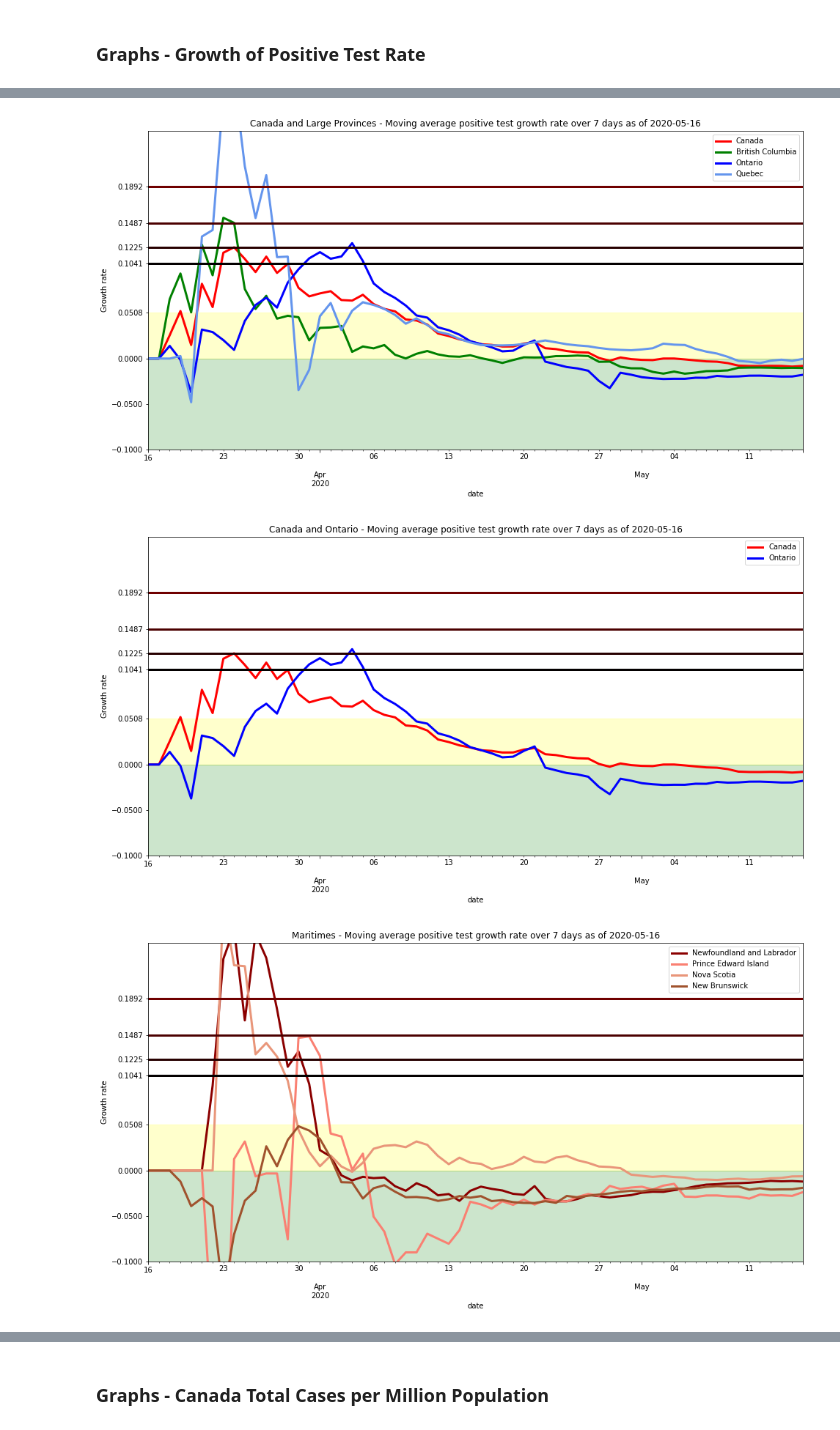
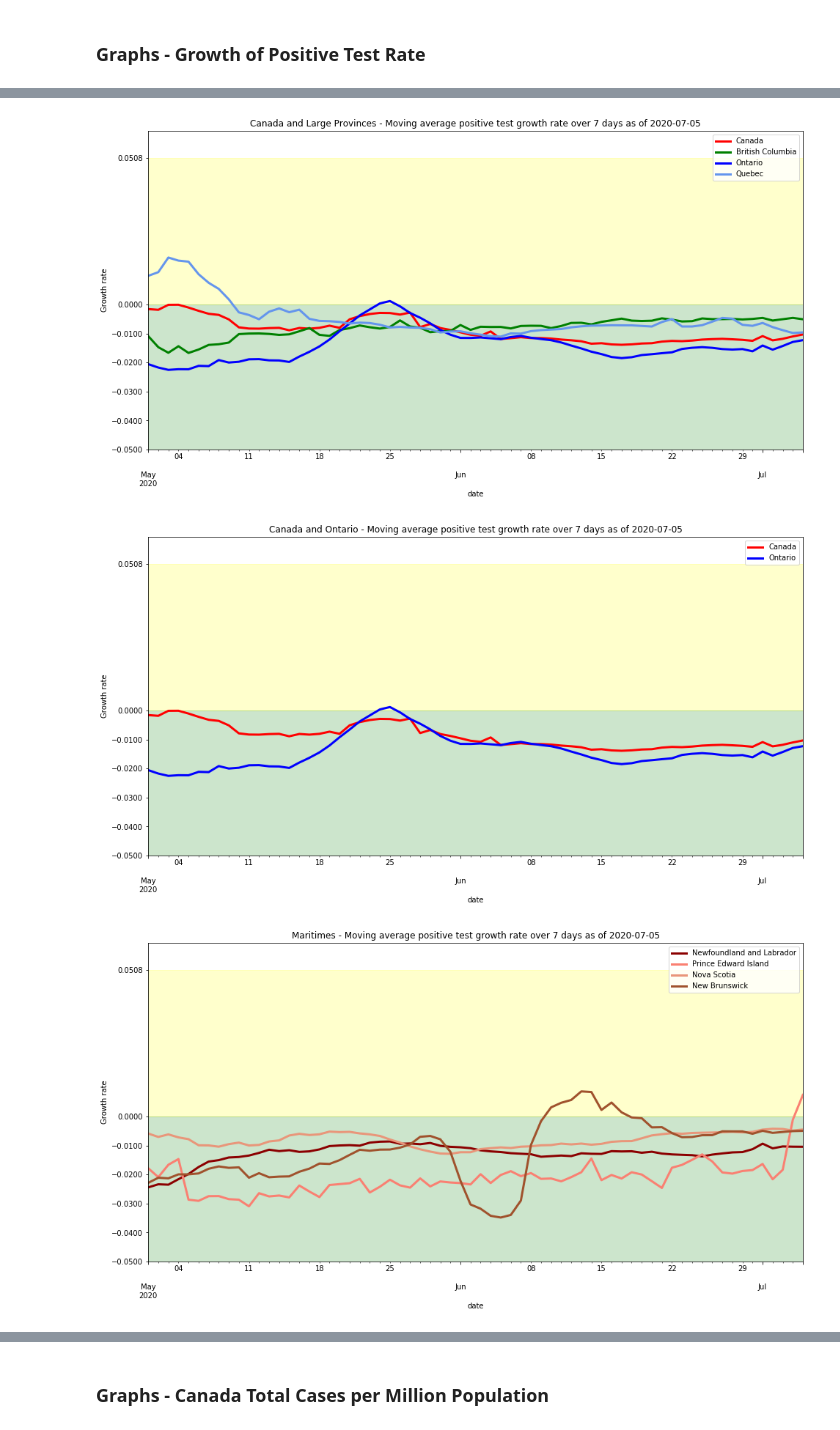
Before and after one commit to cyberlogician/covid-19, a Jupyter notebook: COVID-19_old.ipynb, the cells around one changed output, grey strips where cells are left out. Cells and saved outputs as stored; diff of their text form; code cells hidden in the pictures.

```diff
--- a/COVID-19_old.ipynb
+++ b/COVID-19_old.ipynb
@@ -1121,7 +1112,7 @@ for k in range(num_plots):
     fig_gwt_ax[k].set_yticks(list(dbl_periods.values()))
     fig_gwt_ax[k].set_yticklabels(list(dbl_periods.keys()))
     fig_gwt_ax[k].set_ylabel("Number of Days to Double")
-    fig_gwt_ax[k].set_ylim(bottom=0, top=0.5)
+    fig_gwt_ax[k].set_ylim(bottom=0, top=0.1)
 
     legend_labels = [f"{prov}: doubling in {cur_dbl_rates[prov]:.1f} days" for prov in selections[k]]
     plt.legend(legend_labels, loc='upper right')
@@ -1220,7 +1211,7 @@ cur_dbl_rates = dict(zip(can_pt_growth_df.columns,
                          list(map(doubling_time, can_pt_growth_df[-1:].values[0]))))
 
 for k in range(num_plots):
-    fig_pt_ax.append(can_pt_growth_df["2020-03-16":][selections[k]].plot(
+    fig_pt_ax.append(can_pt_growth_df["2020-05-01":][selections[k]].plot(
         figsize = (16,8),
         #logy=True,
         title=selection_titles[k] + " - " + title,
@@ -1228,35 +1219,35 @@ for k in range(num_plots):
         lw=3
     ))
     for dbl_days, dbl_rate in dbl_periods.items():
         if dbl_days == 14:
             #ax.axhline(y=dbl_rate, c=dbl_colour(dbl_days), lw=6)
             fig_pt_ax[k].axhspan(0, dbl_rate, color='yellow', alpha=0.2)
         else:
             fig_pt_ax[k].axhline(y=dbl_rate, c=dbl_colour(dbl_days), lw=3)
     ymin, ymax = fig_pt_ax[k].get_ylim()
     fig_pt_ax[k].axhspan(-0.1, 0, color='green', alpha=0.2)
-    fig_pt_ax[k].set_yticks([-0.1, -0.05, 0] + list(dbl_periods.values())[2:])
+    fig_pt_ax[k].set_yticks([-0.1, -0.05, -0.04, -0.03, -0.02, -0.01, 0] + list(dbl_periods.values())[2:])
     #fig_pt_ax[k].set_yticklabels(list(dbl_periods.keys())[2:])
     fig_pt_ax[k].set_ylabel("Growth rate")
-    fig_pt_ax[k].set_ylim(bottom=-0.1, top=0.25)
+    fig_pt_ax[k].set_ylim(bottom=-0.05, top=0.06)
 
     #legend_labels = [f"{prov}: doubling in {cur_dbl_rates[prov]:.1f} days" for prov in selections[k]]
     #plt.legend(legend_labels, loc='upper right')
 
     savefile = f"{can_current_date}_COVID-19_PTGrowth_{ma_window}_days_{selections[k]}.png"
     plt.savefig(Path.home().joinpath("Downloads/" + savefile),
                format="png")
 
 #fig_can_growth.title(f"Canada - Moving average growth rate over {ma_window} days")
 #fig_can_growth_ax.set_ylabel("Change in Number of Cases")
 
 
 
 plt.show()
 
 can_pt_growth_df[-1:]
 # %% [output]
 <Figure size 432x288 with 0 Axes>
-[figure, old version]
+[figure, new version]
-[figure, old version]
+[figure, new version]
-[figure, old version]
+[figure, new version]
```
Also changed, not shown: parts of 38 cells of this notebook, 2 other files.
